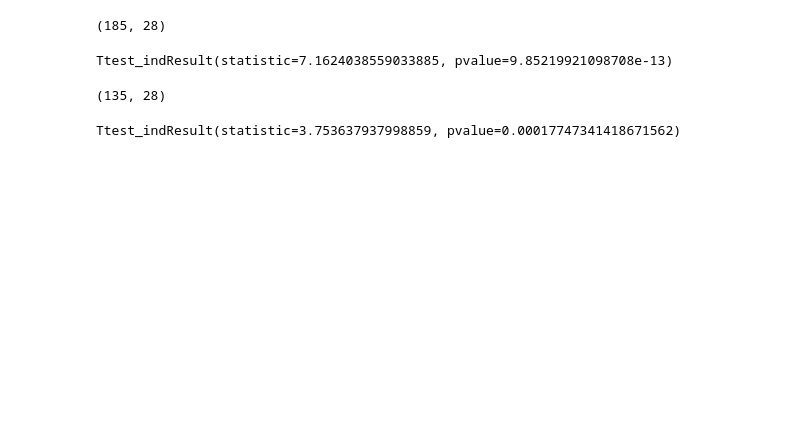
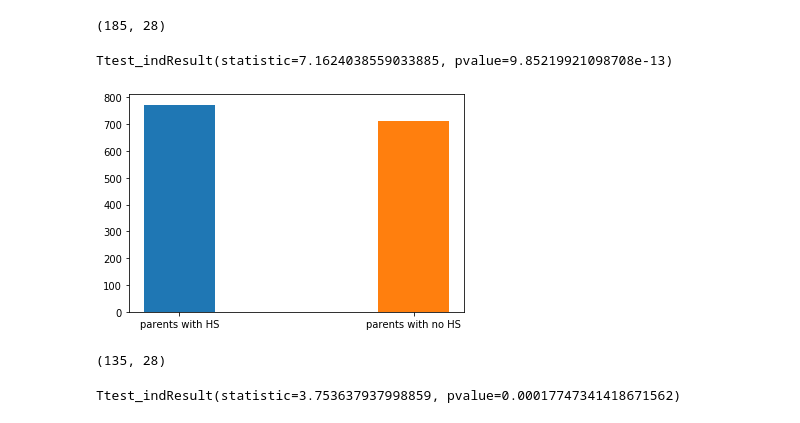
Before and after one commit to gabbyflabby/Test_Scores, a Jupyter notebook: Hypothesis testing.ipynb, the cells around one changed output. Cells and saved outputs as stored; diff of their text form; code cells hidden in the pictures; blank space fills up the shorter version.

```diff
--- a/Hypothesis testing.ipynb
+++ b/Hypothesis testing.ipynb
@@ -58,6 +67,12 @@ parent_with_no_hs = df[(df['fatherHS']==0) & (df['motherHS']==0)]['readingScore'
 stats.ttest_ind(parent_with_hs,parent_with_no_hs)
 # %% [output]
 Ttest_indResult(statistic=7.1624038559033885, pvalue=9.85219921098708e-13)
+# %%
+plt.bar(x='parents with HS',height=parent_with_hs,width=.3);
+plt.bar(x='parents with no HS',height=parent_with_no_hs,width=.3);
+plt.show()
+# %% [output]
+[figure, added]
 # %%
 # neither parents work sample size
 df[(df['fatherWork']==0) & (df['motherWork']==0)].shape
```
Also changed, not shown: parts of 3 cells of this notebook.
